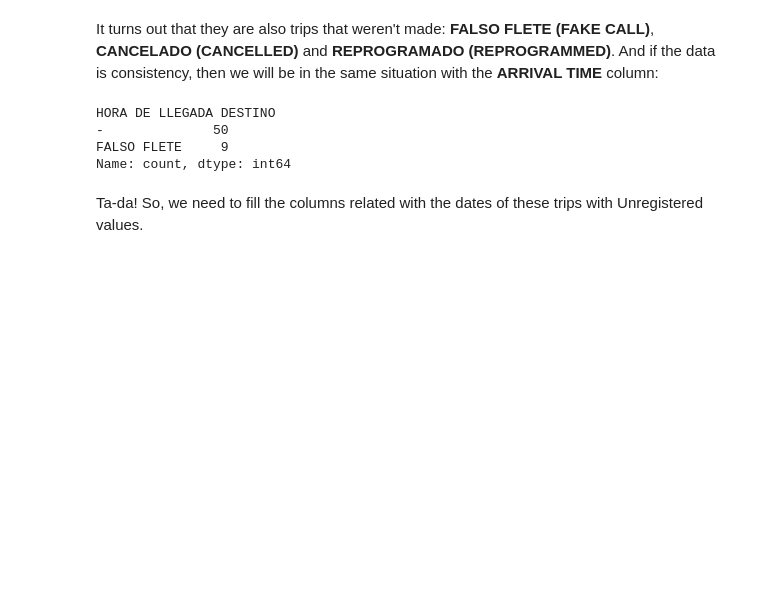
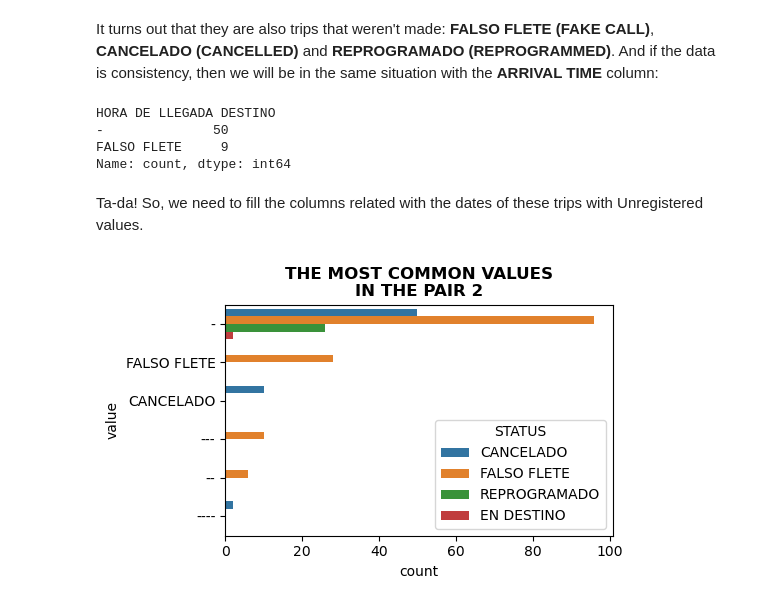
Before and after one commit to CarlosFOL/Transport_Company_Analysis, a Jupyter notebook: notebooks/data_cleaning.ipynb, the cells around one changed output. Drawn from its saved outputs; the diff is of its cells as text; code cells hidden in the pictures; blank space fills up the shorter version.

Commit message:
Understand that the trips with str values in both start and arrival date column were not made

```diff
--- a/notebooks/data_cleaning.ipynb
+++ b/notebooks/data_cleaning.ipynb
@@ -695,3 +697,29 @@ Ta-da! So, we need to fill the columns related with the dates of these trips wit
 dates_columns = ['FECHA DE INICIO', 'FECHA DE LLEGADA', 'FECHA TRANSFERENCIA',
                  'HORA DE INICIO DEL TRANSITO', 'HORA DE LLEGADA DESTINO']
 df_TransportCompany.loc[pair_1.index, dates_columns] = 'Unregistered'
+# %%
+# Let's see what happened in the pair 2
+plt.figure(figsize=(5, 3))
+(
+    pd.merge(
+        left = pair_2,
+        right = df_TransportCompany['STATUS'],
+        left_index=True,
+        right_index=True
+        ).
+    melt(id_vars=['STATUS']).
+    pipe(
+        lambda df:
+            sns.countplot(
+                data = df,
+                y = 'value',
+                hue = 'STATUS',
+                order = df.value.value_counts().index
+            )
+    )
+ )
+plt.title('THE MOST COMMON VALUES\nIN THE PAIR 2',
+          fontdict = {'weight': 'bold'})
+plt.show()
+# %% [output]
+[figure, added]
```
Also changed, not shown: parts of 7 cells of this notebook, 4 other files.
